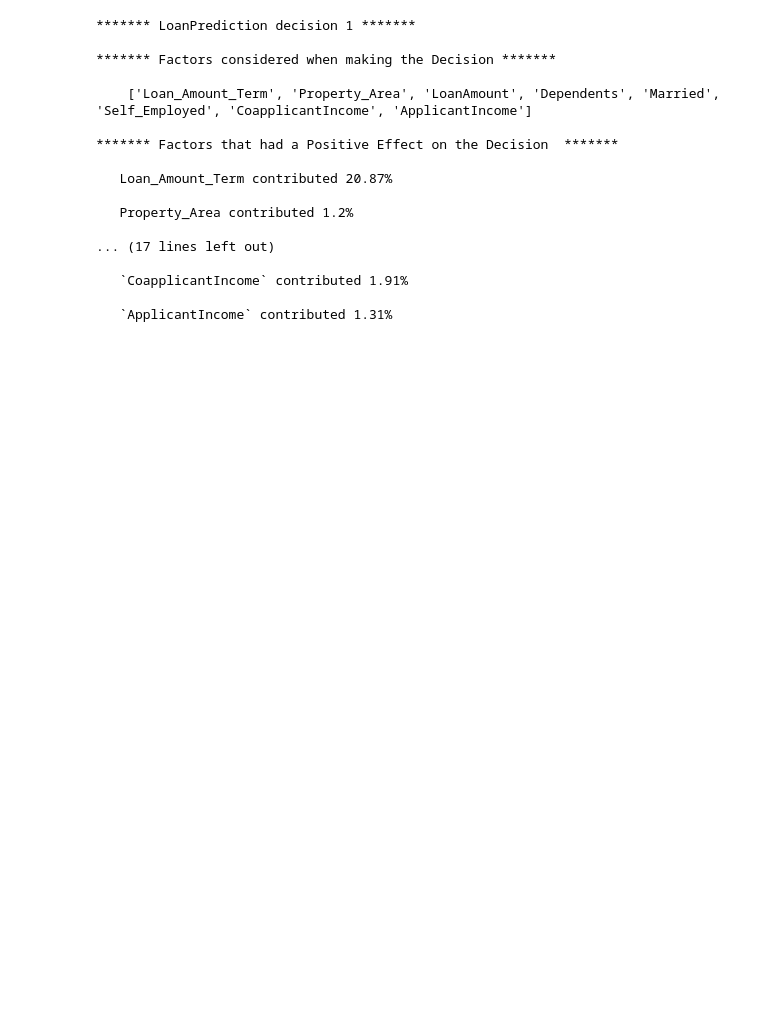
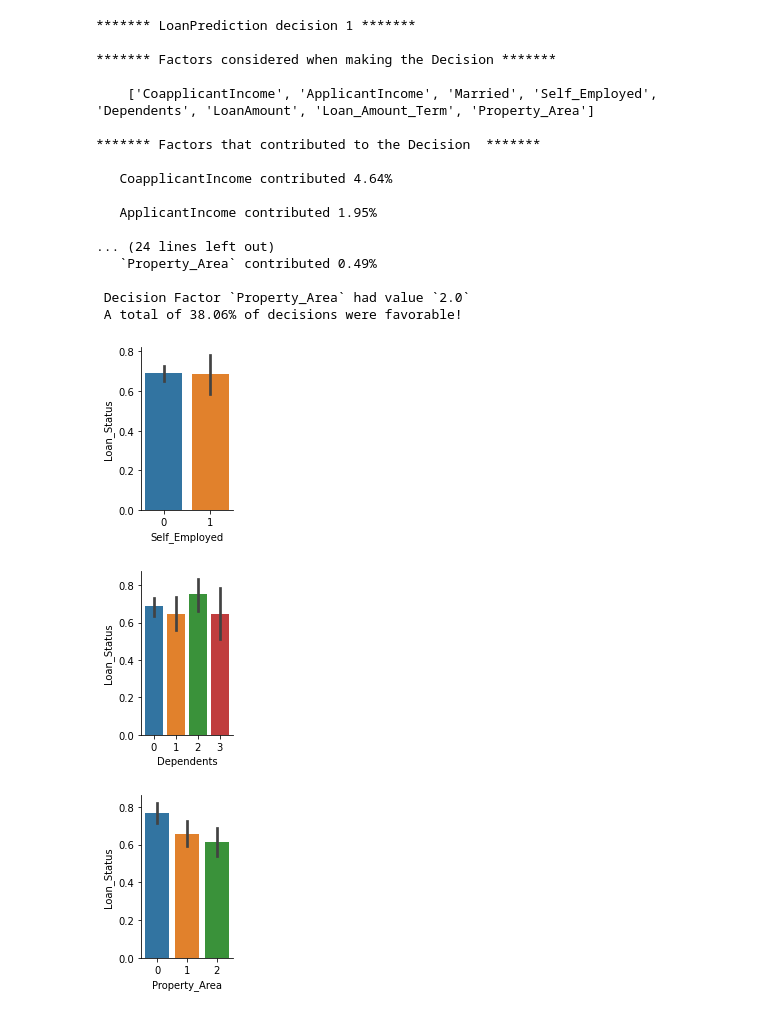
Before and after one commit to h1st-ai/h1st, a Jupyter notebook: examples/Trust/notebooks/decision_explain/loan_prediction_example.ipynb, the cells around one changed output. Drawn from its saved outputs; the diff is of its cells as text; code cells hidden in the pictures; blank space fills up the shorter version.

```diff
--- a/examples/Trust/notebooks/decision_explain/loan_prediction_example.ipynb
+++ b/examples/Trust/notebooks/decision_explain/loan_prediction_example.ipynb
@@ -36,5 +60,8 @@ pred = model.predict(prepared_data["test_df"].iloc[idx])
 # %%
+# Example 2 : Make prediction
+idx = 5
+pred = model.predict(prepared_data["test_df"].iloc[idx])
 # Explain Prediction
 decision = prepared_data["test_df"].iloc[idx], pred
-explaination = model.explain(dataset_key="train_df", decision=decision)
+explanation = model.explain(dataset_key="train_df", decision=decision)
 # %% [output]
@@ -41,17 +69,20 @@ explaination = model.explain(dataset_key="train_df", decision=decision)
 ******* LoanPrediction decision 1 *******
 
 ******* Factors considered when making the Decision *******
 
-    ['Loan_Amount_Term', 'Property_Area', 'LoanAmount', 'Dependents', 'Married', 'Self_Employed', 'CoapplicantIncome', 'ApplicantIncome']
+    ['CoapplicantIncome', 'ApplicantIncome', 'Married', 'Self_Employed', 'Dependents', 'LoanAmount', 'Loan_Amount_Term', 'Property_Area']
 
-******* Factors that had a Positive Effect on the Decision  *******
+******* Factors that contributed to the Decision  *******
 
-   Loan_Amount_Term contributed 20.87%
+   CoapplicantIncome contributed 4.64%
 
-   Property_Area contributed 1.2%
+   ApplicantIncome contributed 1.95%
 
-... (17 lines left out)
+... (24 lines left out)
+   `Property_Area` contributed 0.49%
 
-   `CoapplicantIncome` contributed 1.91%
-
-   `ApplicantIncome` contributed 1.31%
+ Decision Factor `Property_Area` had value `2.0`
+ A total of 38.06% of decisions were favorable!
+[figure, added]
+[figure, added]
+[figure, added]
```
Also changed, not shown: parts of 3 cells of this notebook, 2 other files.
